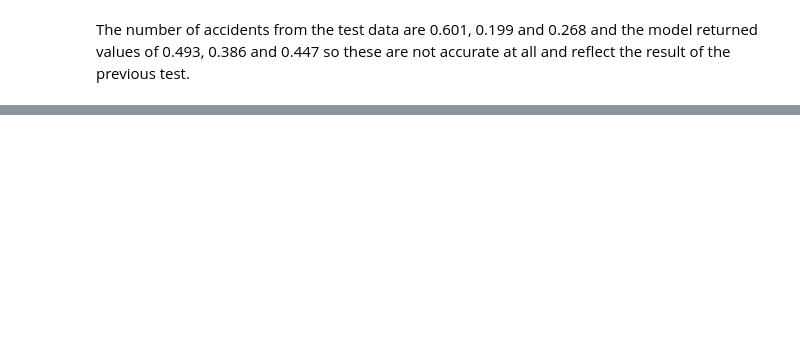
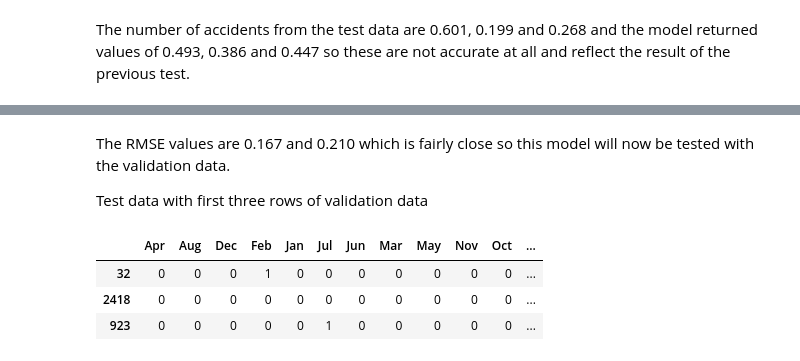
Before and after one commit to 078373uhi/078373uhi-DAOTW_A2, a Jupyter notebook: 078373_DAOTW_A2.ipynb, the cells around one changed output, grey strips where cells are left out. Cells and saved outputs as stored; diff of their text form; code cells hidden in the pictures; blank space fills up the shorter version.

```diff
--- a/078373_DAOTW_A2.ipynb
+++ b/078373_DAOTW_A2.ipynb
@@ -1546,0 +1568,15 @@ The number of accidents from the test data are 0.601, 0.199 and 0.268 and the mo
+# %%
+# shuffle temperature dataset
+shuffle_fog = df_dnn_fog.iloc[np.random.permutation(len(df_dnn_fog))]
+
+#create training and validation data
+shuffle_fog_train, shuffle_fog_test = train_test_split(shuffle_fog, test_size=0.1)
+
+#check training set
+print(shuffle_fog_train[:5])
+
+# choose predictors
+predictors_fog = shuffle_fog_train.iloc[:,0:21]
+
+# check predictors.
+print(predictors_fog[:6])
@@ -1546,0 +1678,11 @@ The number of accidents from the test data are 0.601, 0.199 and 0.268 and the mo
+# %% [markdown]
+The RMSE values are 0.167 and 0.210 which is fairly close so this model will now be tested with the validation data.
+
+Test data with first three rows of validation data
+# %%
+shuffle_fog_test[:3]
+# %% [output]
+|  | Apr | Aug | Dec | Feb | Jan | Jul | Jun | Mar | May | Nov | Oct | ... |
+| 32 | 0 | 0 | 0 | 1 | 0 | 0 | 0 | 0 | 0 | 0 | 0 | ... |
+| 2418 | 0 | 0 | 0 | 0 | 0 | 0 | 0 | 0 | 0 | 0 | 0 | ... |
+| 923 | 0 | 0 | 0 | 0 | 0 | 1 | 0 | 0 | 0 | 0 | 0 | ... |
```
Also changed, not shown: parts of 95 cells of this notebook.
